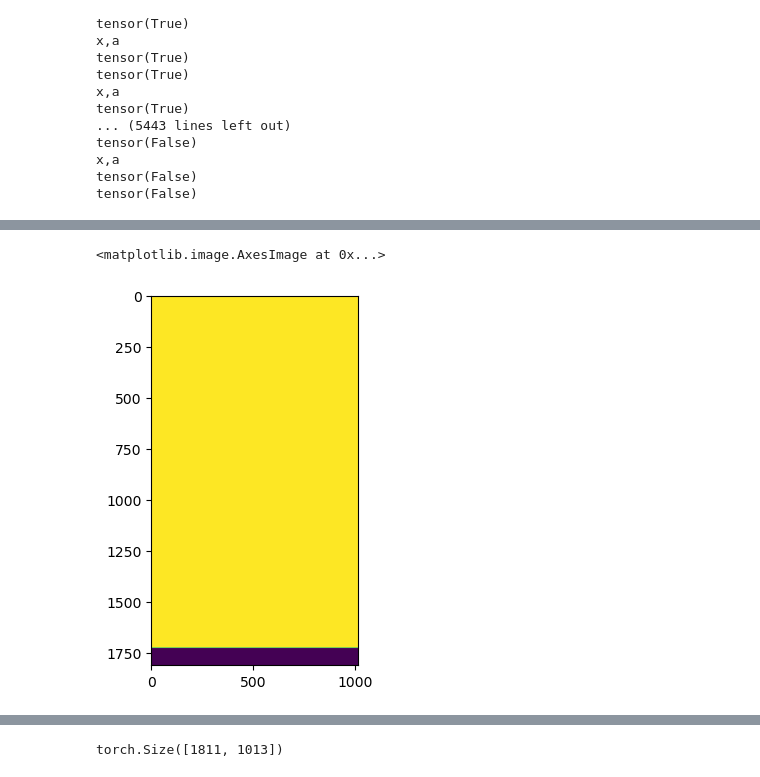
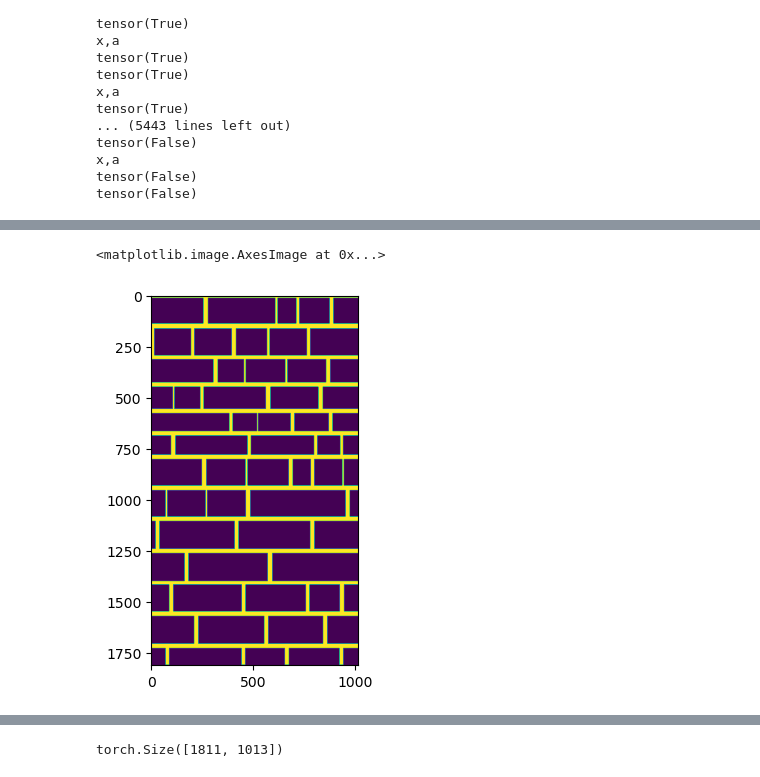
Before and after one commit to Mysterymanreturns/MasonryDefectSegmentation, a Jupyter notebook: nesyexpt.ipynb, the cells around one changed output, grey strips where cells are left out. Drawn from its saved outputs; the diff is of its cells as text; code cells hidden in the pictures.

```diff
--- a/nesyexpt.ipynb
+++ b/nesyexpt.ipynb
@@ -370,5 +209,5 @@ plt.imshow(x2)
 # %%
-plt.imshow(hjoints)
+plt.imshow(prediction)
 # %% [output]
 <matplotlib.image.AxesImage at 0x...>
-[figure, old version]
+[figure, new version]
```
Also changed, not shown: parts of 38 cells of this notebook, 4 other files.
